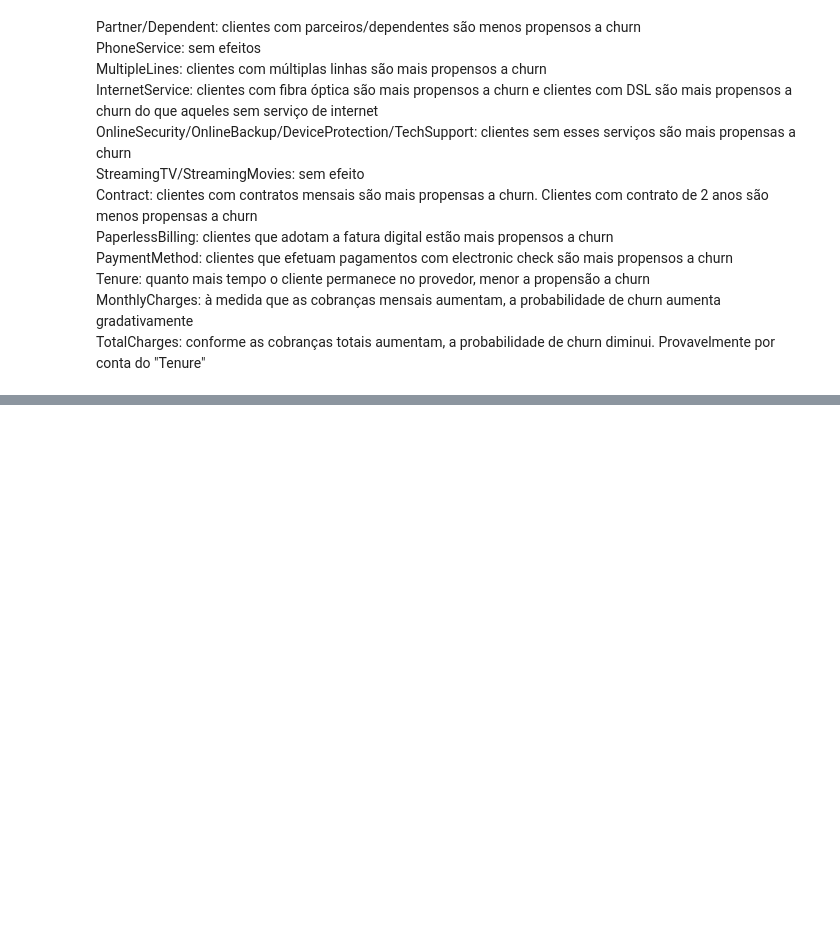
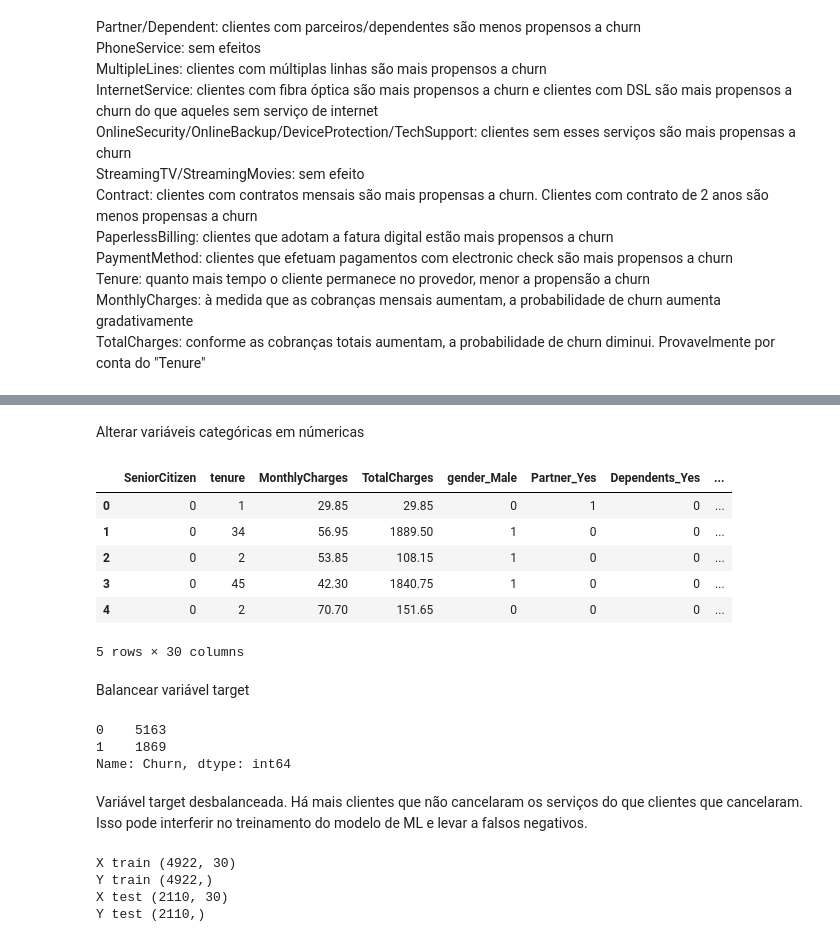
Before and after one commit to gabrielleghenov/churn-prediction, a Jupyter notebook: churn.ipynb, the cells around one changed output, grey strips where cells are left out. Saved outputs shown, nothing was run; the diff lists cells and outputs as text; code cells hidden in the pictures; blank space fills up the shorter version.

Commit message:
Preparação dos dados para ML

```diff
--- a/churn.ipynb
+++ b/churn.ipynb
@@ -533,0 +546,32 @@ TotalCharges: conforme as cobranças totais aumentam, a probabilidade de churn d
+# %%
+#deletar colunas que não vamos usar
+df = df.drop(columns=['customerID','MonthlyChargesBucket', 'TotalChargesBucket', 'TenureBucket'], axis = 1)
+# %% [markdown]
+Alterar variáveis categóricas em númericas
+# %%
+df['Churn'] = df['Churn'].replace({'No':0,'Yes':1})
+# %%
+y = df['Churn']
+x = df.drop('Churn', axis = 1)
+# %%
+x = pd.get_dummies(x, drop_first = True)
+# %%
+x.head()
+# %% [output]
+|  | SeniorCitizen | tenure | MonthlyCharges | TotalCharges | gender_Male | Partner_Yes | Dependents_Yes | ... |
+| 0 | 0 | 1 | 29.85 | 29.85 | 0 | 1 | 0 | ... |
+| 1 | 0 | 34 | 56.95 | 1889.50 | 1 | 0 | 0 | ... |
+| 2 | 0 | 2 | 53.85 | 108.15 | 1 | 0 | 0 | ... |
+| 3 | 0 | 45 | 42.30 | 1840.75 | 1 | 0 | 0 | ... |
+| 4 | 0 | 2 | 70.70 | 151.65 | 0 | 0 | 0 | ... |
+5 rows × 30 columns
+# %% [markdown]
+Balancear variável target
+# %%
+df.Churn.value_counts()
+# %% [output]
+0    5163
+1    1869
+Name: Churn, dtype: int64
+# %% [markdown]
+Variável target desbalanceada. Há mais clientes que não cancelaram os serviços do que clientes que cancelaram. Isso pode interferir no treinamento do modelo de ML e levar a falsos negativos.
@@ -533,0 +581,13 @@ TotalCharges: conforme as cobranças totais aumentam, a probabilidade de churn d
+# %%
+# Dividir conjunto de dados em treinamento e teste
+x_train, x_test, y_train, y_test = train_test_split(x, y, test_size=0.3, random_state=42)
+# verificar tamanho dos datasets de treino e teste
+print("X train", x_train.shape)
+print("Y train", y_train.shape)
+print("X test", x_test.shape)
+print("Y test", y_test.shape)
+# %% [output]
+X train (4922, 30)
+Y train (4922,)
+X test (2110, 30)
+Y test (2110,)
```
Also changed, not shown: parts of 11 cells of this notebook.
